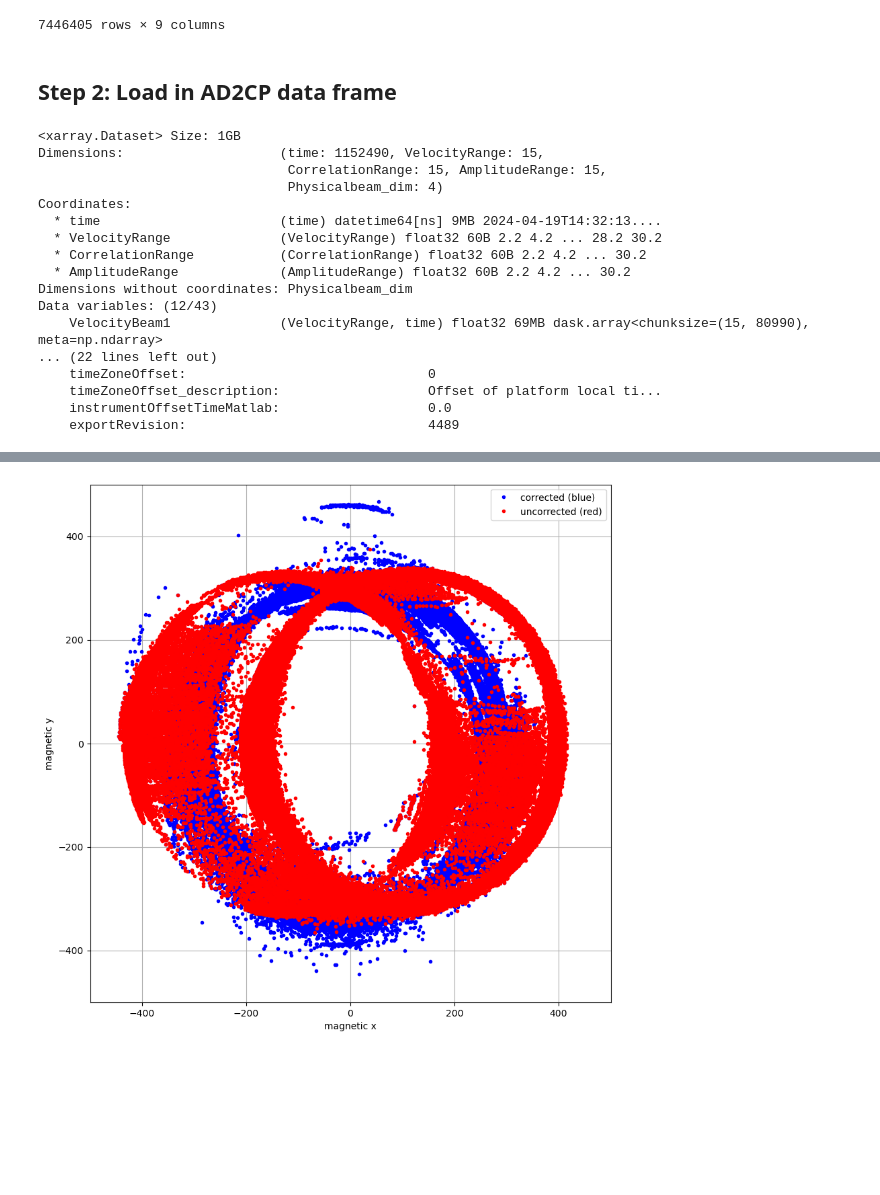
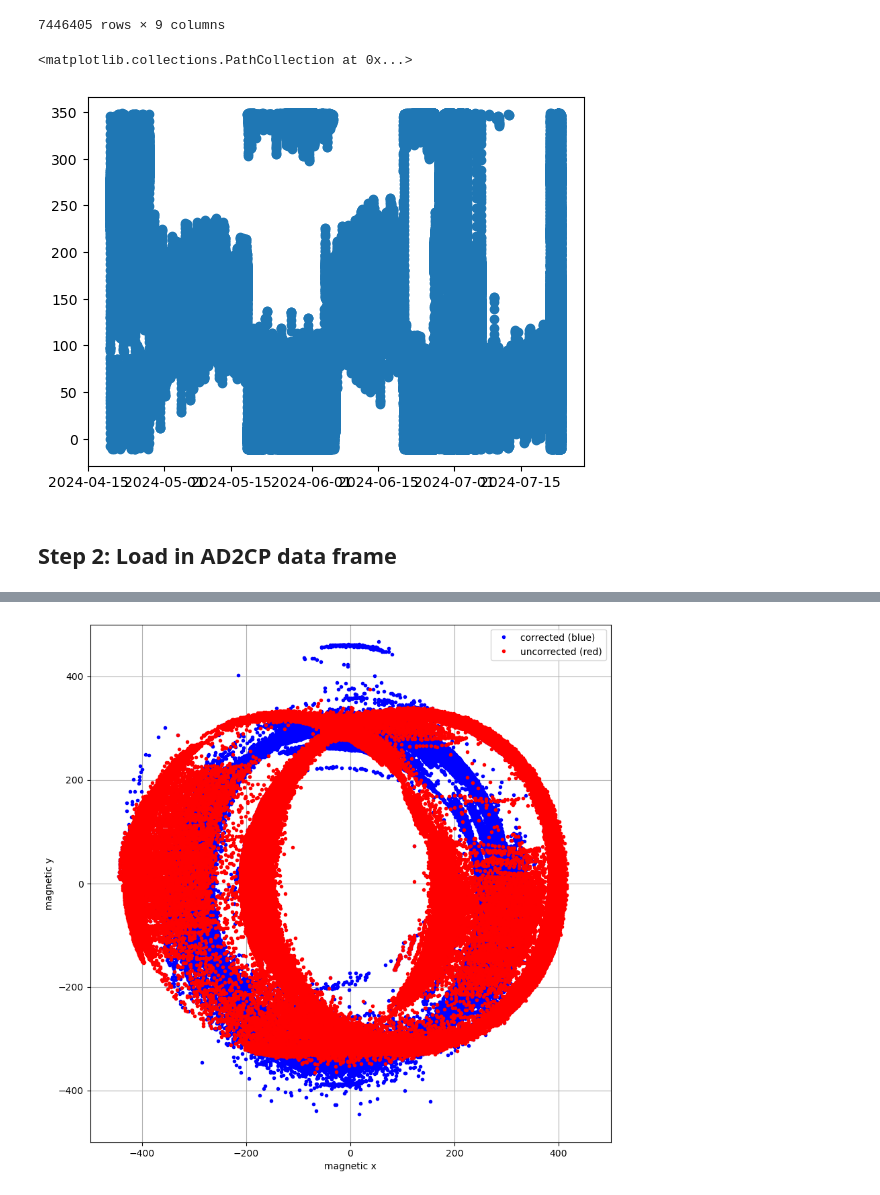
Before and after one commit to JGradone/Slocum-AD2CP, a Jupyter notebook: notebooks/01_Slocum_AD2CP_Testing_and_Data_Exploration.ipynb, the cells around one changed output, grey strips where cells are left out. Drawn from its saved outputs; the diff is of its cells as text; code cells hidden in the pictures; blank space fills up the shorter version.

```diff
--- a/notebooks/01_Slocum_AD2CP_Testing_and_Data_Exploration.ipynb
+++ b/notebooks/01_Slocum_AD2CP_Testing_and_Data_Exploration.ipynb
@@ -64,5 +61,10 @@ gdf
 | 7446403 | -0.019883 | 15.649022 | -68.998793 | 2024-07-02T09:09:19Z | ru29-2024-182-1-9-dbd(07060009) | NaN | NaN | NaN | NaN |
 | 7446404 | 0.099413 | 15.649022 | -68.998793 | 2024-07-02T09:09:21Z | ru29-2024-182-1-9-dbd(07060009) | NaN | NaN | NaN | NaN |
 7446405 rows × 9 columns
+# %%
+plt.scatter(pd.to_datetime(gdf.time),gdf.m_heading)
+# %% [output]
+<matplotlib.collections.PathCollection at 0x...>
+[figure, added]
 # %% [markdown]
 ## Step 2: Load in AD2CP data frame
@@ -172,20 +70,0 @@ tot_ad2cp = slocum_ad2cp.load_ad2cp(files,mean_lat=15)
-# %%
-tot_ad2cp
-# %% [output]
-<xarray.Dataset> Size: 1GB
-Dimensions:                    (time: 1152490, VelocityRange: 15,
-                                CorrelationRange: 15, AmplitudeRange: 15,
-                                Physicalbeam_dim: 4)
-Coordinates:
-  * time                       (time) datetime64[ns] 9MB 2024-04-19T14:32:13....
-  * VelocityRange              (VelocityRange) float32 60B 2.2 4.2 ... 28.2 30.2
-  * CorrelationRange           (CorrelationRange) float32 60B 2.2 4.2 ... 30.2
-  * AmplitudeRange             (AmplitudeRange) float32 60B 2.2 4.2 ... 30.2
-Dimensions without coordinates: Physicalbeam_dim
-Data variables: (12/43)
-    VelocityBeam1              (VelocityRange, time) float32 69MB dask.array<chunksize=(15, 80990), meta=np.ndarray>
-... (22 lines left out)
-    timeZoneOffset:                               0
-    timeZoneOffset_description:                   Offset of platform local ti...
-    instrumentOffsetTimeMatlab:                   0.0
-    exportRevision:                               4489
```
Also changed, not shown: parts of 11 cells of this notebook, 1 other file.
